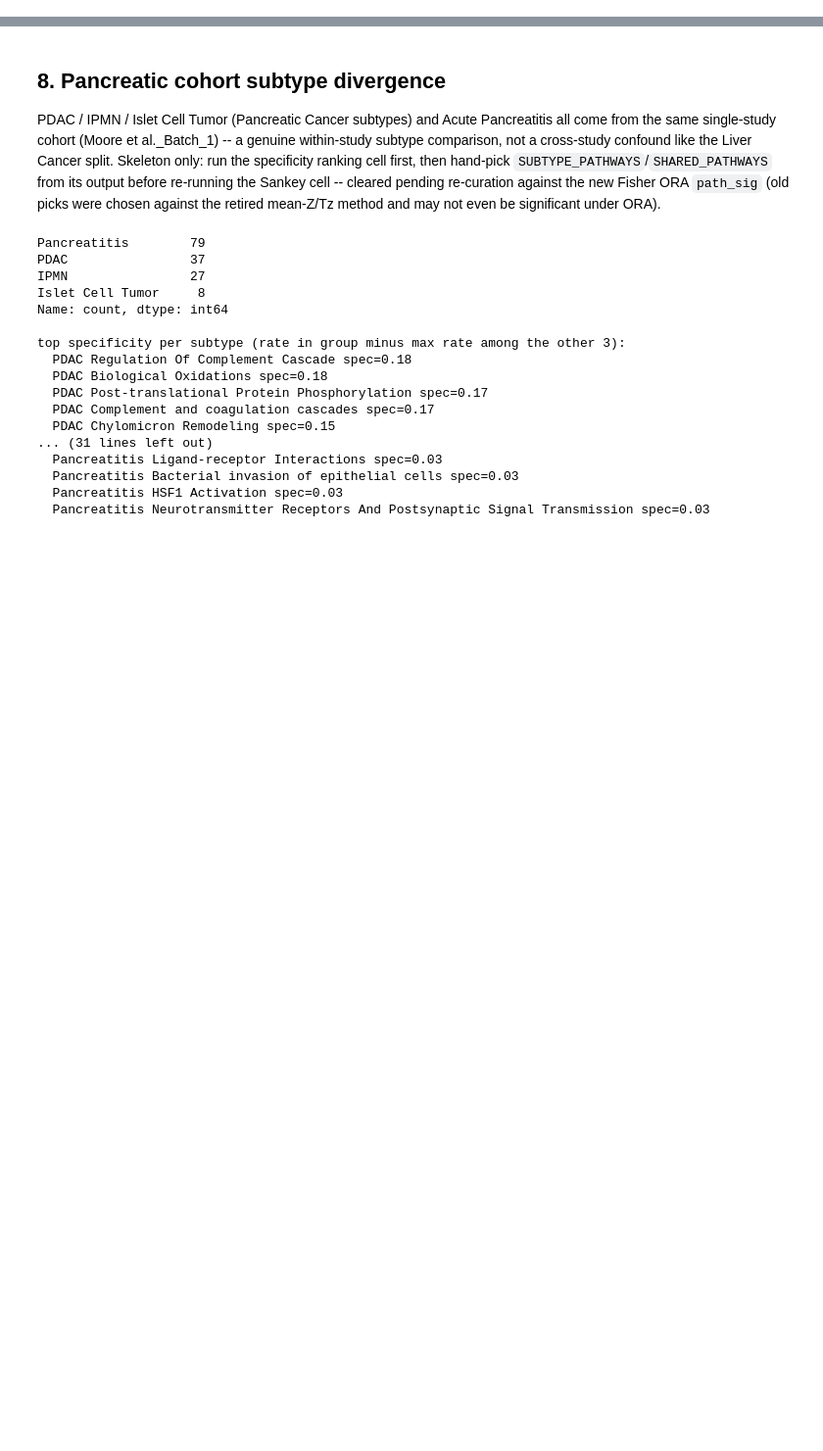
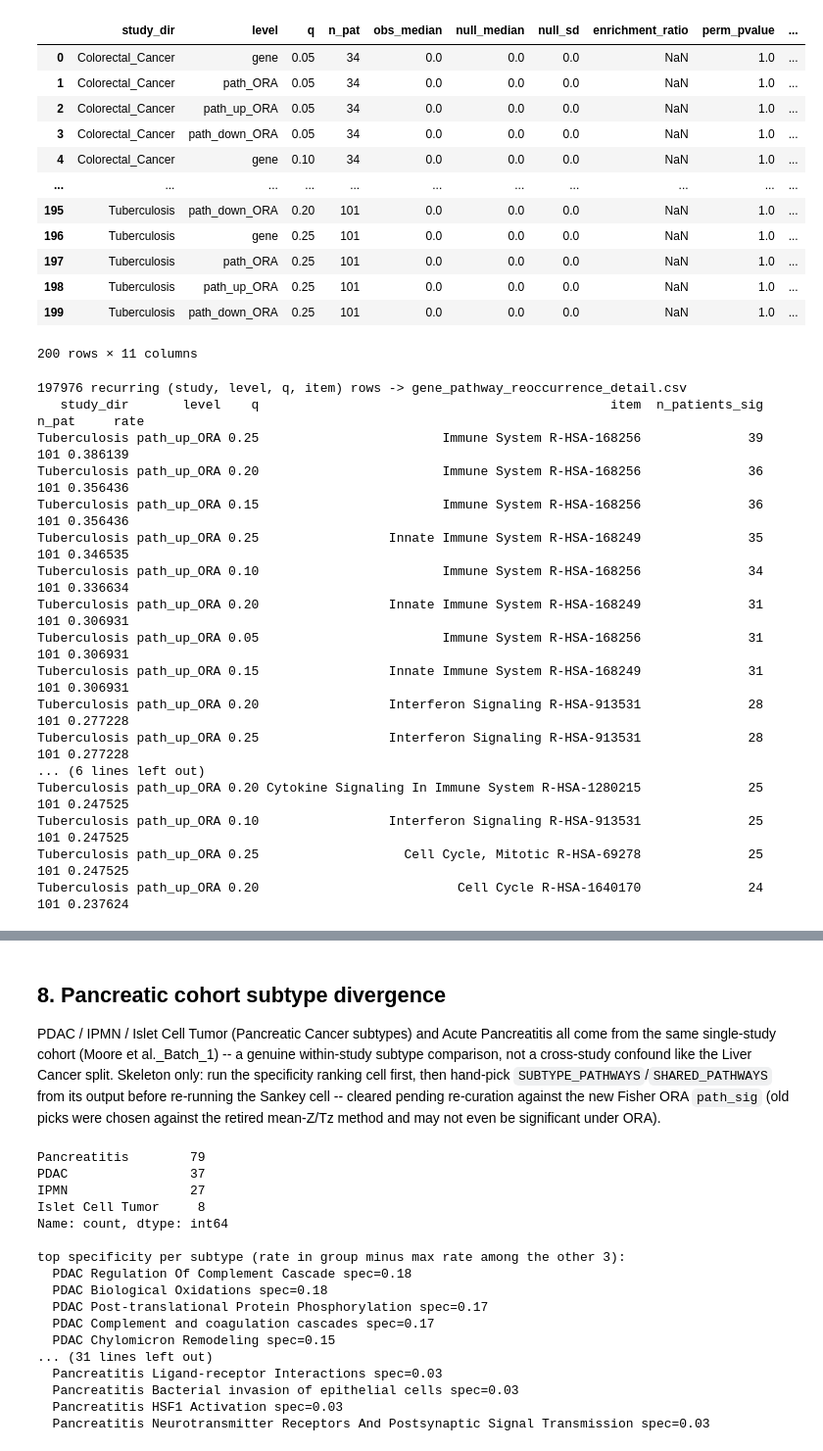
Before and after one commit to jmj3078/cfRNA_Disentaglement, a Jupyter notebook: MixedEffectsModeling/4_gene_pathway_reoccurence.ipynb, the cells around one changed output, grey strips where cells are left out. Shown at 98% size. Cells and saved outputs as stored; diff of their text form; code cells hidden in the pictures; blank space fills up the shorter version.

Commit message:
group level analysis update

```diff
--- a/MixedEffectsModeling/4_gene_pathway_reoccurence.ipynb
+++ b/MixedEffectsModeling/4_gene_pathway_reoccurence.ipynb
@@ -51,9 +51,6 @@ QS = [0.05, 0.10, 0.15, 0.20, 0.25]
 
 
 def recurring_items(mask, names, study, level, q):
-    # per-item (gene or pathway) count of how many patients had it significant -- the actual
-    # identity behind the aggregate ratio/nonzero_pair_frac numbers below. Only nonzero counts kept
-    # (most of the ~20k gene / ~2k pathway universe never fires for a given cohort).
     n_pat = mask.shape[0]
     counts = mask.sum(axis=0)
     idx = np.where(counts > 0)[0]
@@ -78,51 +75,61 @@ for pdir in sorted(d for d in PCDIR.iterdir() if d.is_dir() and (d / 'sig.pkl').
 
         for level, names in [('gene', universe_syms), ('path_ORA', rec['terms']),
                              ('path_up_ORA', rec['terms']), ('path_down_ORA', rec['terms'])]:
             key = {'gene': 'gene_sig', 'path_ORA': 'path_sig',
                   'path_up_ORA': 'path_sig_up', 'path_down_ORA': 'path_sig_down'}[level]
             if key not in rec:
                 continue
             mask = rec[key]
             sweep_rows.append(dict(study_dir=pdir.name, level=level, q=q, n_pat=n_pat,
                                    **overlap_stats(mask, n_perm=100 if level == 'gene' else 200)))
             detail_rows.append(recurring_items(mask, names, pdir.name, level, q))
 
 sweep = pd.DataFrame(sweep_rows)
 detail = pd.concat(detail_rows, ignore_index=True) if detail_rows else pd.DataFrame()
 sweep.to_csv(PCDIR / 'gene_pathway_reoccurrence_sweep.csv', index=False)
 detail.to_csv(PCDIR / 'gene_pathway_reoccurrence_detail.csv', index=False)
 display(sweep)
 print(f'\n{len(detail)} recurring (study, level, q, item) rows -> gene_pathway_reoccurrence_detail.csv')
 print(detail.sort_values('n_patients_sig', ascending=False).head(20).to_string(index=False))
 
-# ratio + nonzero_pair_frac vs q, faceted by level, one line per phenotype
-fig, axes = plt.subplots(2, 4, figsize=(18, 7), sharex=True)
-levels = ['gene', 'path_ORA', 'path_up_ORA', 'path_down_ORA']
-for col, level in enumerate(levels):
-    d_lvl = sweep[sweep['level'] == level]
-    for study, g in d_lvl.groupby('study_dir'):
-        g = g.sort_values('q')
-        axes[0, col].plot(g['q'], g['enrichment_ratio'], marker='o', markersize=3, linewidth=1, label=study)
-        axes[1, col].plot(g['q'], g['nonzero_pair_frac'], marker='o', markersize=3, linewidth=1, label=study)
-    axes[0, col].axhline(1.0, color='black', linewidth=1, linestyle='--')
-    axes[0, col].set_title(level)
-    axes[1, col].set_xlabel('BH-FDR q')
-axes[0, 0].set_ylabel('median-Jaccard enrichment ratio')
-axes[1, 0].set_ylabel('fraction of patient pairs with any overlap')
-axes[0, -1].legend(fontsize=6, loc='upper left', bbox_to_anchor=(1.02, 1))
-plt.tight_layout()
-plt.savefig(PFDIR / 'gene_pathway_reoccurrence_sweep.png', dpi=150, bbox_inches='tight')
-plt.show()
-
-# separate benchmark (unrelated to the reoccurrence test above, kept as-is): does the recurring
-# gene/pathway set replicate against external disease-marker databases?
 from MixedEffectsModeling.Benchmark import db_hit_compare as dc
 
 CROSS_PATH = config.ROOT / 'MixedEffectsModeling' / 'Benchmark' / 'cross_study_replication.csv'
 if CROSS_PATH.exists():
     cross_df = pd.read_csv(CROSS_PATH)
 else:
     cross_df = dc.cross_study_replication()
     cross_df.to_csv(CROSS_PATH, index=False)
 
 display(cross_df)
+# %% [output]
+|  | study_dir | level | q | n_pat | obs_median | null_median | null_sd | enrichment_ratio | perm_pvalue | ... |
+| 0 | Colorectal_Cancer | gene | 0.05 | 34 | 0.0 | 0.0 | 0.0 | NaN | 1.0 | ... |
+| 1 | Colorectal_Cancer | path_ORA | 0.05 | 34 | 0.0 | 0.0 | 0.0 | NaN | 1.0 | ... |
+| 2 | Colorectal_Cancer | path_up_ORA | 0.05 | 34 | 0.0 | 0.0 | 0.0 | NaN | 1.0 | ... |
+| 3 | Colorectal_Cancer | path_down_ORA | 0.05 | 34 | 0.0 | 0.0 | 0.0 | NaN | 1.0 | ... |
+| 4 | Colorectal_Cancer | gene | 0.10 | 34 | 0.0 | 0.0 | 0.0 | NaN | 1.0 | ... |
+| ... | ... | ... | ... | ... | ... | ... | ... | ... | ... | ... |
+| 195 | Tuberculosis | path_down_ORA | 0.20 | 101 | 0.0 | 0.0 | 0.0 | NaN | 1.0 | ... |
+| 196 | Tuberculosis | gene | 0.25 | 101 | 0.0 | 0.0 | 0.0 | NaN | 1.0 | ... |
+| 197 | Tuberculosis | path_ORA | 0.25 | 101 | 0.0 | 0.0 | 0.0 | NaN | 1.0 | ... |
+| 198 | Tuberculosis | path_up_ORA | 0.25 | 101 | 0.0 | 0.0 | 0.0 | NaN | 1.0 | ... |
+| 199 | Tuberculosis | path_down_ORA | 0.25 | 101 | 0.0 | 0.0 | 0.0 | NaN | 1.0 | ... |
+200 rows × 11 columns
+197976 recurring (study, level, q, item) rows -> gene_pathway_reoccurrence_detail.csv
+   study_dir       level    q                                              item  n_patients_sig  n_pat     rate
+Tuberculosis path_up_ORA 0.25                        Immune System R-HSA-168256              39    101 0.386139
+Tuberculosis path_up_ORA 0.20                        Immune System R-HSA-168256              36    101 0.356436
+Tuberculosis path_up_ORA 0.15                        Immune System R-HSA-168256              36    101 0.356436
+Tuberculosis path_up_ORA 0.25                 Innate Immune System R-HSA-168249              35    101 0.346535
+Tuberculosis path_up_ORA 0.10                        Immune System R-HSA-168256              34    101 0.336634
+Tuberculosis path_up_ORA 0.20                 Innate Immune System R-HSA-168249              31    101 0.306931
+Tuberculosis path_up_ORA 0.05                        Immune System R-HSA-168256              31    101 0.306931
+Tuberculosis path_up_ORA 0.15                 Innate Immune System R-HSA-168249              31    101 0.306931
+Tuberculosis path_up_ORA 0.20                 Interferon Signaling R-HSA-913531              28    101 0.277228
+Tuberculosis path_up_ORA 0.25                 Interferon Signaling R-HSA-913531              28    101 0.277228
+... (6 lines left out)
+Tuberculosis path_up_ORA 0.20 Cytokine Signaling In Immune System R-HSA-1280215              25    101 0.247525
+Tuberculosis path_up_ORA 0.10                 Interferon Signaling R-HSA-913531              25    101 0.247525
+Tuberculosis path_up_ORA 0.25                   Cell Cycle, Mitotic R-HSA-69278              25    101 0.247525
+Tuberculosis path_up_ORA 0.20                          Cell Cycle R-HSA-1640170              24    101 0.237624
```
Also changed, not shown: parts of 1 cell of this notebook, 32 other files.
